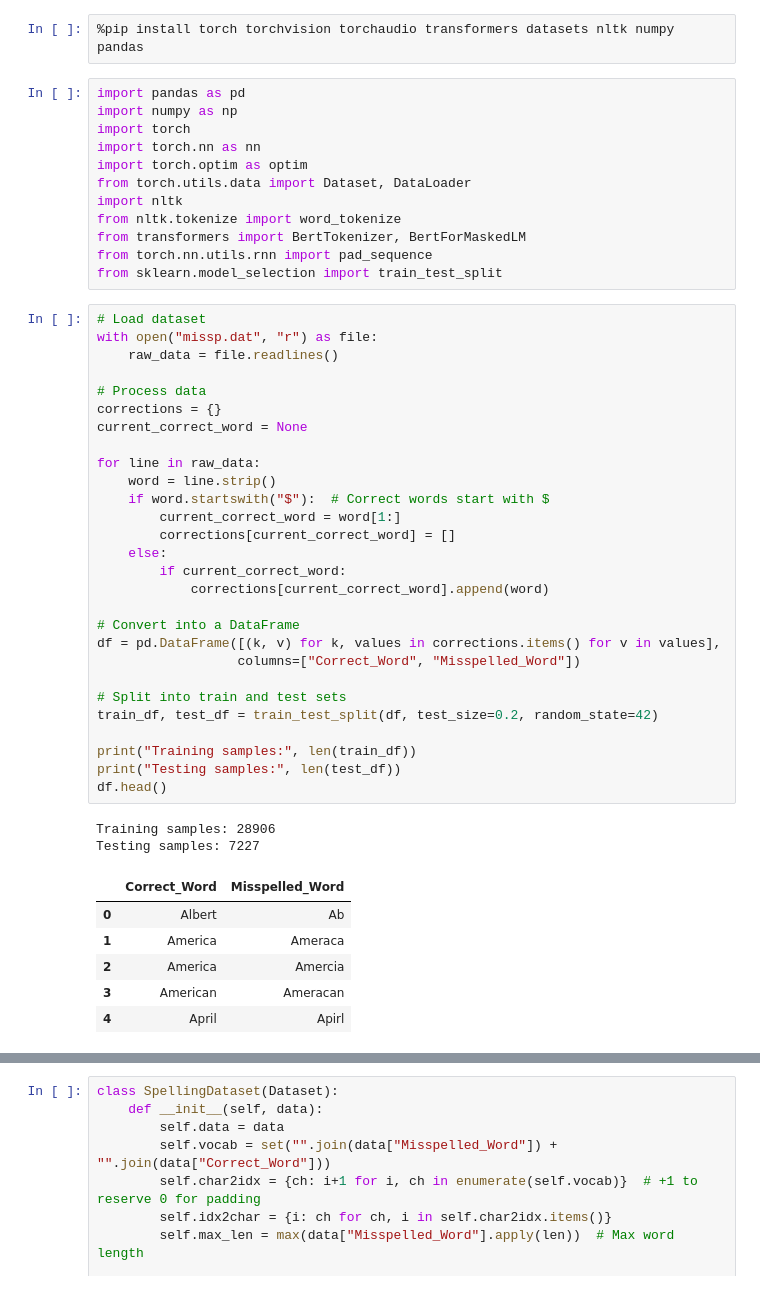
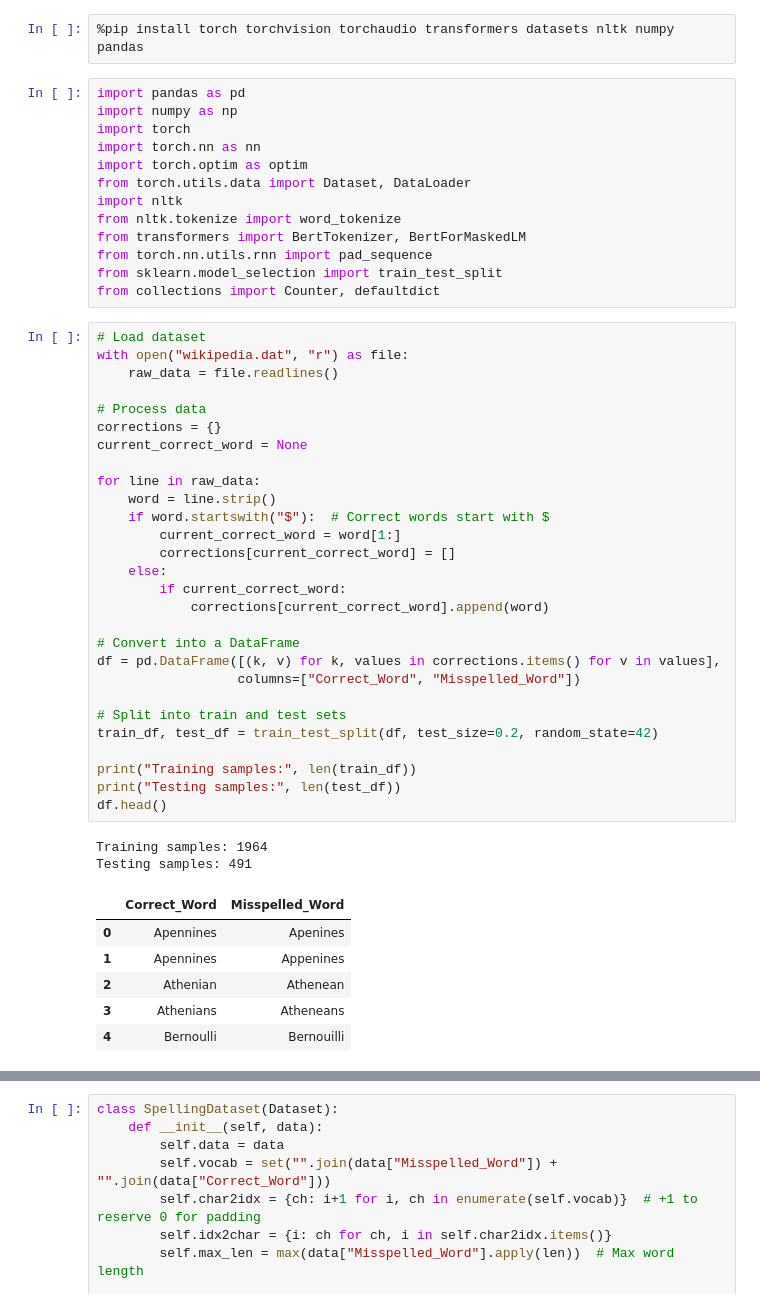
Before and after one commit to sardarahmed/Spelling-Corrector, a Jupyter notebook: notebook1.ipynb, the cells around one changed output, grey strips where cells are left out. Cells and saved outputs as stored; diff of their text form.

```diff
--- a/notebook1.ipynb
+++ b/notebook1.ipynb
@@ -12,40 +12,41 @@ from nltk.tokenize import word_tokenize
 from transformers import BertTokenizer, BertForMaskedLM
 from torch.nn.utils.rnn import pad_sequence
 from sklearn.model_selection import train_test_split
+from collections import Counter, defaultdict
 # %%
 # Load dataset
-with open("missp.dat", "r") as file:
+with open("wikipedia.dat", "r") as file:
     raw_data = file.readlines()
 
 # Process data
 corrections = {}
 current_correct_word = None
 
 for line in raw_data:
     word = line.strip()
     if word.startswith("$"):  # Correct words start with $
         current_correct_word = word[1:]
         corrections[current_correct_word] = []
     else:
         if current_correct_word:
             corrections[current_correct_word].append(word)
 
 # Convert into a DataFrame
 df = pd.DataFrame([(k, v) for k, values in corrections.items() for v in values],
                   columns=["Correct_Word", "Misspelled_Word"])
 
 # Split into train and test sets
 train_df, test_df = train_test_split(df, test_size=0.2, random_state=42)
 
 print("Training samples:", len(train_df))
 print("Testing samples:", len(test_df))
 df.head()
 # %% [output]
-Training samples: 28906
-Testing samples: 7227
+Training samples: 1964
+Testing samples: 491
 |  | Correct_Word | Misspelled_Word |
-| 0 | Albert | Ab |
-| 1 | America | Ameraca |
-| 2 | America | Amercia |
-| 3 | American | Ameracan |
-| 4 | April | Apirl |
+| 0 | Apennines | Apenines |
+| 1 | Apennines | Appenines |
+| 2 | Athenian | Athenean |
+| 3 | Athenians | Atheneans |
+| 4 | Bernoulli | Bernouilli |
```
Also changed, not shown: parts of 6 cells of this notebook.
